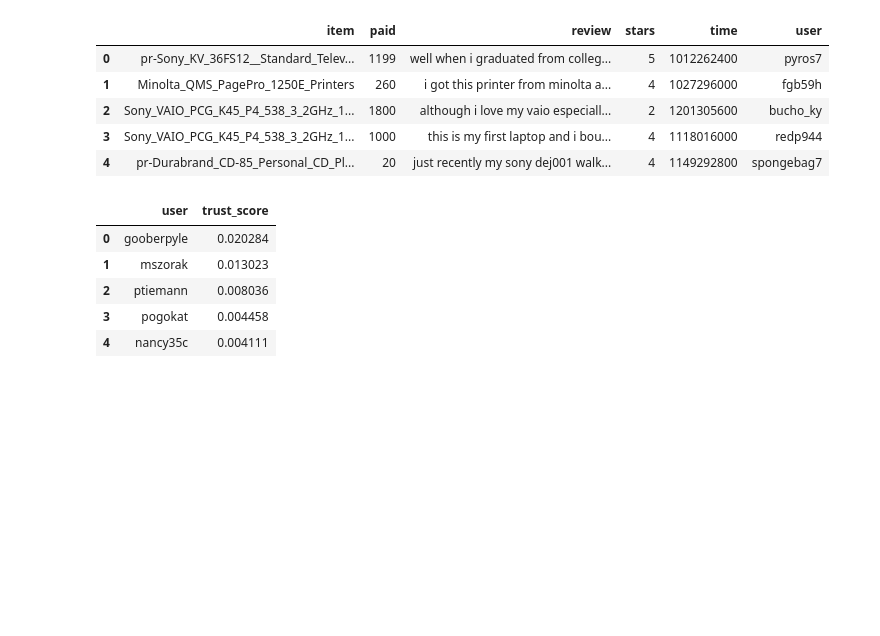
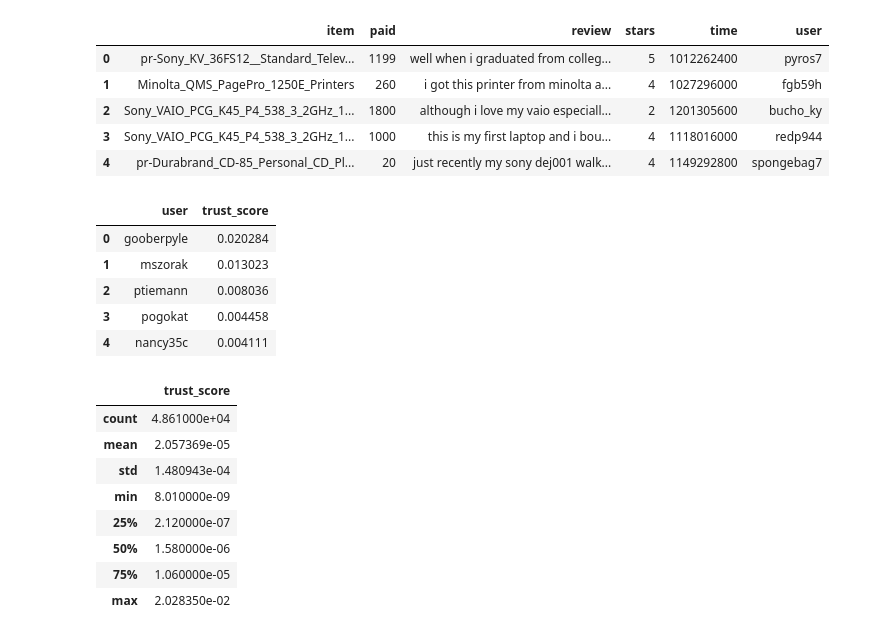
Before and after one commit to ShaluRani/256_group_project, a Jupyter notebook: Trust_score_based_recommendation-Full_Dataset.ipynb, the cells around one changed output. Drawn from its saved outputs; the diff is of its cells as text; code cells hidden in the pictures; blank space fills up the shorter version.

```diff
--- a/Trust_score_based_recommendation-Full_Dataset.ipynb
+++ b/Trust_score_based_recommendation-Full_Dataset.ipynb
@@ -215,3 +218,15 @@ trust_df.head()
 | 2 | ptiemann | 0.008036 |
 | 3 | pogokat | 0.004458 |
 | 4 | nancy35c | 0.004111 |
+# %%
+trust_df.describe()
+# %% [output]
+|  | trust_score |
+| count | 4.861000e+04 |
+| mean | 2.057369e-05 |
+| std | 1.480943e-04 |
+| min | 8.010000e-09 |
+| 25% | 2.120000e-07 |
+| 50% | 1.580000e-06 |
+| 75% | 1.060000e-05 |
+| max | 2.028350e-02 |
```
Also changed, not shown: parts of 22 cells of this notebook, 1 other file.
